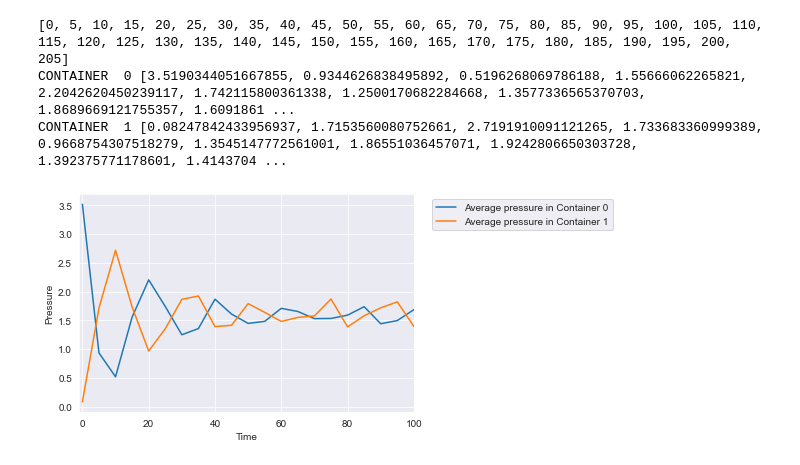
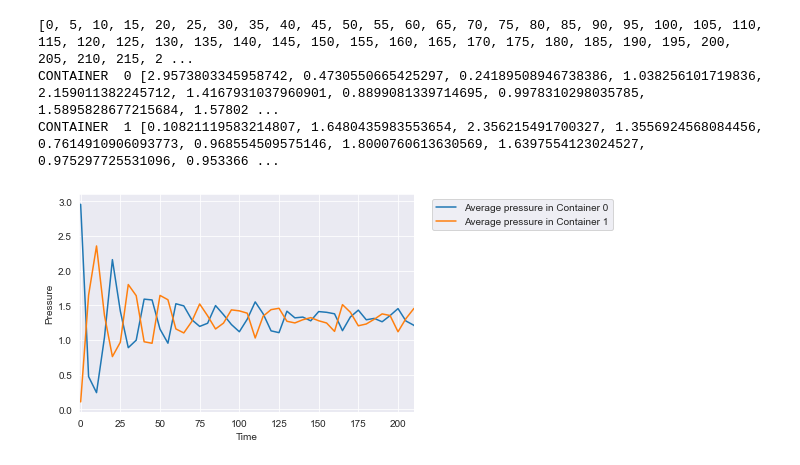
Before and after one commit to mricarte-i/2023Q2G01, a Jupyter notebook: TP3/plotter/pressure.ipynb, the cells around one changed output. Saved outputs shown, nothing was run; the diff lists cells and outputs as text; code cells hidden in the pictures.

Commit message:
tiny change to pressure over time

```diff
--- a/TP3/plotter/pressure.ipynb
+++ b/TP3/plotter/pressure.ipynb
@@ -4,8 +4,9 @@ import seaborn as sns
 
 #VARIABLES
 delta_time = 5
-L=0.07
-file_path = '../Out-N500-L0.07-ITER250000-POST50-wallEvents-w-0.09.txt'
+L=0.09
+file_path = '../Out-N500-L0.09-ITER500000-POST50-wallEvents-w-0.09.txt'
+save_to="./PRESENTATION-PVT-"
 
 sns.set_style("darkgrid")
 # %%
@@ -79,23 +80,23 @@ for container_id, container_values in container_data.items():
 # %%
 #Plotting
 plt.tight_layout()
 print(steps)
 print("CONTAINER ", 0, time_arrays[0])
 plt.plot(steps[:len(time_arrays[0])], time_arrays[0], label=f'Average pressure in Container {0}')
 
 print("CONTAINER ", 1, time_arrays[1])
 plt.plot(steps[:len(time_arrays[1])], time_arrays[1], label=f'Average pressure in Container {1}')
 
-plt.xlim((-1, 100))
+plt.xlim((-1, 210))
 
 plt.xlabel('Time')
 plt.ylabel('Pressure')
 plt.legend(bbox_to_anchor=(1.04, 1), loc="upper left")
-fname = "1pressure-500-250000-w-0.09-L-0.07-dt-" + str(delta_time) + ".png"
+fname = save_to + "pressure-500-L-" +str(L) + "-dt-" + str(delta_time) + ".png"
 plt.savefig(fname, bbox_inches='tight', dpi=300)
 plt.show()
 # %% [output]
-[0, 5, 10, 15, 20, 25, 30, 35, 40, 45, 50, 55, 60, 65, 70, 75, 80, 85, 90, 95, 100, 105, 110, 115, 120, 125, 130, 135, 140, 145, 150, 155, 160, 165, 170, 175, 180, 185, 190, 195, 200, 205]
-CONTAINER  0 [3.5190344051667855, 0.9344626838495892, 0.5196268069786188, 1.55666062265821, 2.2042620450239117, 1.742115800361338, 1.2500170682284668, 1.3577336565370703, 1.8689669121755357, 1.6091861 ...
-CONTAINER  1 [0.08247842433956937, 1.7153560080752661, 2.7191910091121265, 1.733683360999389, 0.9668754307518279, 1.3545147772561001, 1.86551036457071, 1.9242806650303728, 1.392375771178601, 1.4143704 ...
+[0, 5, 10, 15, 20, 25, 30, 35, 40, 45, 50, 55, 60, 65, 70, 75, 80, 85, 90, 95, 100, 105, 110, 115, 120, 125, 130, 135, 140, 145, 150, 155, 160, 165, 170, 175, 180, 185, 190, 195, 200, 205, 210, 215, 2 ...
+CONTAINER  0 [2.9573803345958742, 0.4730550665425297, 0.24189508946738386, 1.038256101719836, 2.159011382245712, 1.4167931037960901, 0.8899081339714695, 0.9978310298035785, 1.5895828677215684, 1.57802 ...
+CONTAINER  1 [0.10821119583214807, 1.6480435983553654, 2.356215491700327, 1.3556924568084456, 0.7614910906093773, 0.968554509575146, 1.8000760613630569, 1.6397554123024527, 0.975297725531096, 0.953366 ...
-[figure, old version]
+[figure, new version]
```
